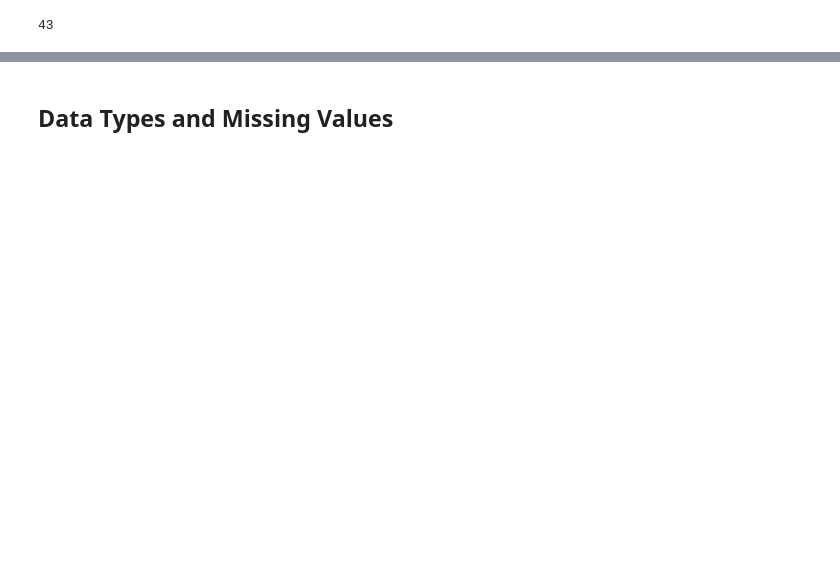
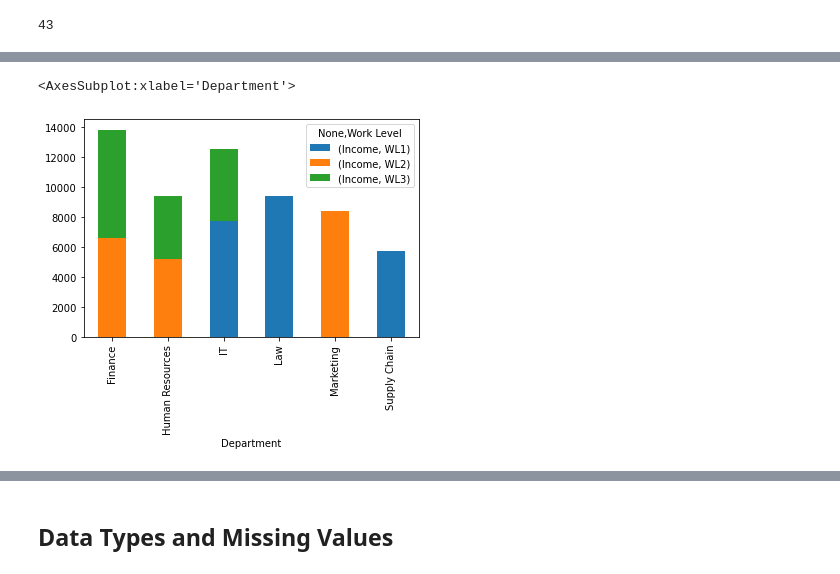
Before and after one commit to dev-SR/machine-learning, a Jupyter notebook: 01pandas/pandas.ipynb, the cells around one changed output, grey strips where cells are left out. Saved outputs shown, nothing was run; the diff lists cells and outputs as text; code cells hidden in the pictures; blank space fills up the shorter version.

```diff
--- a/01pandas/pandas.ipynb
+++ b/01pandas/pandas.ipynb
@@ -2088,0 +2409,5 @@ Length: 100, dtype: int64
+# %%
+df.plot(kind='bar', stacked=True)
+# %% [output]
+<AxesSubplot:xlabel='Department'>
+[figure, added]
```
Also changed, not shown: parts of 223 cells of this notebook, 20 other files.
